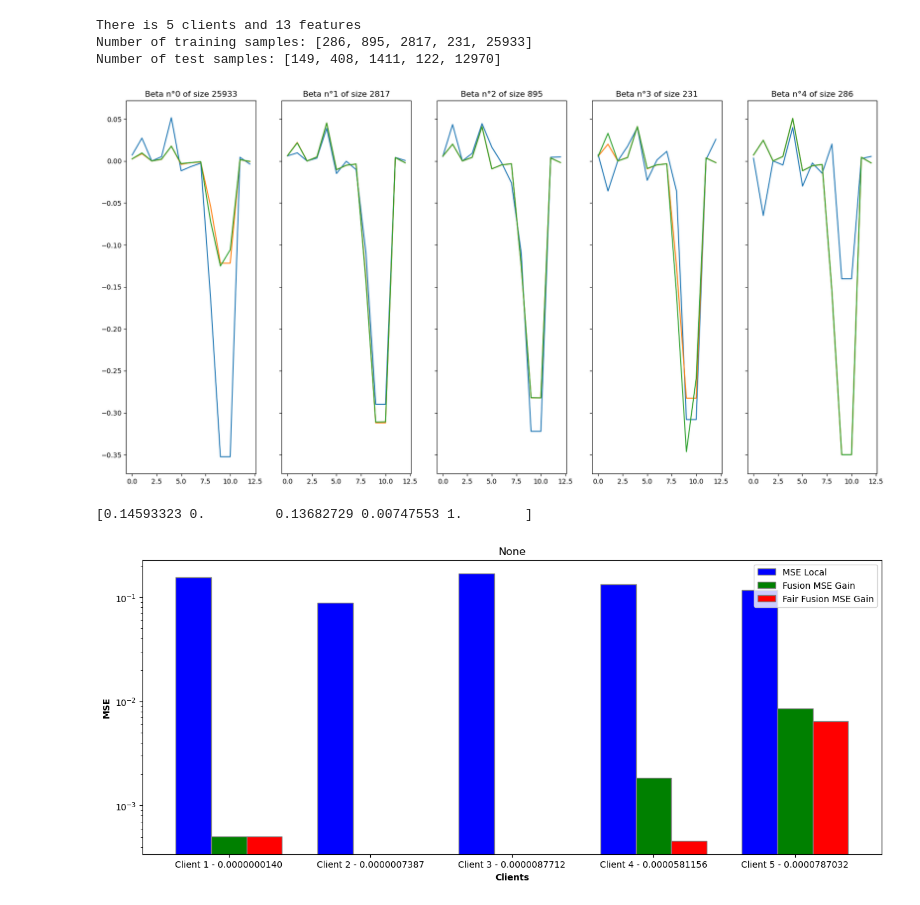
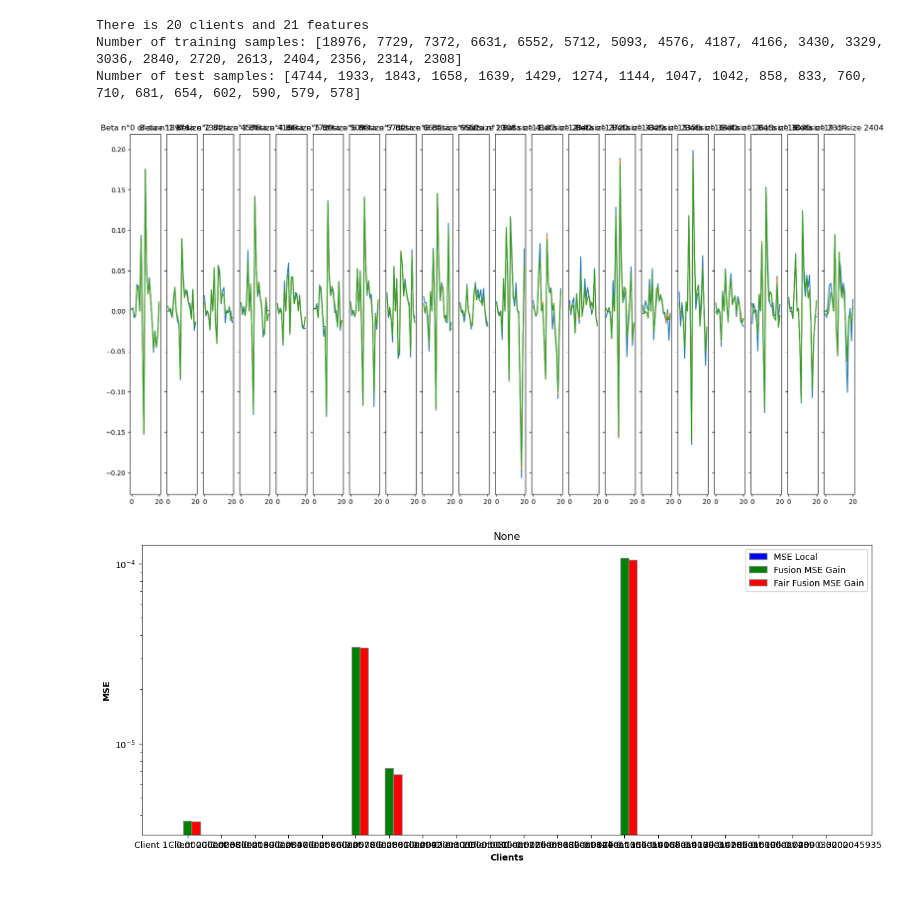
Before and after one commit to TheImpressiveDonut/Fairness-PFL, a Jupyter notebook: linear_regression_experiements/OLS_fusion.ipynb, the cells around one changed output. Cells and saved outputs as stored; diff of their text form; code cells hidden in the pictures.

```diff
--- a/linear_regression_experiements/OLS_fusion.ipynb
+++ b/linear_regression_experiements/OLS_fusion.ipynb
@@ -20,38 +16,45 @@ def get_dataset(dataset: str) -> Tuple[List[np.ndarray], List[np.ndarray], List[
         return get_california_housing_dataset()
     elif dataset == 'adult':
         return get_adult_dataset()
-    elif dataset == "mnist":
-        return get_mnist()
+    elif dataset == "hospital":
+        return get_hospital_dataset()
     else:
         del Xs_train, Xs_test, ys_train, ys_test
         raise NotImplementedError(f'Dataset {dataset} not implemented')
 
 
-Xs_train, Xs_test, ys_train, ys_test = get_dataset("adult")
+Xs_train, Xs_test, ys_train, ys_test = get_dataset("hospital")
 print(f"There is {len(Xs_train)} clients and {Xs_train[0].shape[1]} features")
 print(f"Number of training samples: {list(map(lambda x: x.shape[0], Xs_train))}")
 print(f"Number of test samples: {list(map(lambda x: x.shape[0], Xs_test))}")
 # %% [output]
-There is 5 clients and 13 features
-Number of training samples: [286, 895, 2817, 231, 25933]
-Number of test samples: [149, 408, 1411, 122, 12970]
+There is 20 clients and 21 features
+Number of training samples: [18976, 7729, 7372, 6631, 6552, 5712, 5093, 4576, 4187, 4166, 3430, 3329, 3036, 2840, 2720, 2613, 2404, 2356, 2314, 2308]
+Number of test samples: [4744, 1933, 1843, 1658, 1639, 1429, 1274, 1144, 1047, 1042, 858, 833, 760, 710, 681, 654, 602, 590, 579, 578]
 # %%
 betas_local, std_squared, sizes = train(Xs_train, ys_train)
-Ws = OLS_iterative_fusion(betas_local, std_squared, num_iter=10)
-betas_fusion = get_fusion_betas(betas_local, Ws)
-betas_fair_fusion, C = get_fair_fusion_betas(betas_local, Ws, std_squared, sizes)
-mse_local = get_mse(Xs_test, ys_test, betas_local)
-mse_fusion = get_mse(Xs_test, ys_test, betas_fusion)
-mse_fair_fusion_mean, mse_fair_fusion_var = get_expected_fair_mse(betas_local, Ws, std_squared, sizes, Xs_test, ys_test)
+task_difficulty = std_squared / sizes
+indices = np.argsort(task_difficulty)
+task_difficulty = task_difficulty[indices]
+std_squared = std_squared[indices]
+sizes = sizes[indices]
+betas_local = betas_local[indices]
+Xs_train = [Xs_train[idx] for idx in indices]
+Xs_test = [Xs_test[idx] for idx in indices]
+ys_train = [ys_train[idx] for idx in indices]
+ys_test = [ys_test[idx] for idx in indices]
+# %%
+Ws = OLS_iterative_fusion(betas_local, std_squared, num_iter=2)
+betas_fusion = get_fusion_betas(betas_local, Ws)
+betas_fair_fusion, C, noise = get_fair_fusion_betas(betas_local, Ws, std_squared, sizes)
+mse_local = get_mse(Xs_test, ys_test, betas_local)
+mse_fusion = get_mse(Xs_test, ys_test, betas_fusion)
+mse_fair_fusion_mean, mse_fair_fusion_var = get_expected_fair_mse(betas_local, Ws, std_squared, sizes, Xs_test, ys_test)
 # %%
 plot_betas(betas_local, betas_fusion, betas_fair_fusion, std_squared, sizes)
 # %% [output]
-[figure, old version]
+[figure, new version]
-# %%
-print(C)
-# %% [output]
-[0.14593323 0.         0.13682729 0.00747553 1.        ]
 # %%
-plot_mse_local_fusion_fair(mse_local, mse_local - mse_fusion, mse_local - mse_fair_fusion_mean, std_squared, sizes)
+plot_mse_local_fusion_fair(np.zeros_like(mse_local), mse_local - mse_fusion, mse_local - mse_fair_fusion_mean, std_squared, sizes)
 # %% [output]
-[figure, old version]
+[figure, new version]
```
Also changed, not shown: parts of 1 cell of this notebook, 56 other files.
